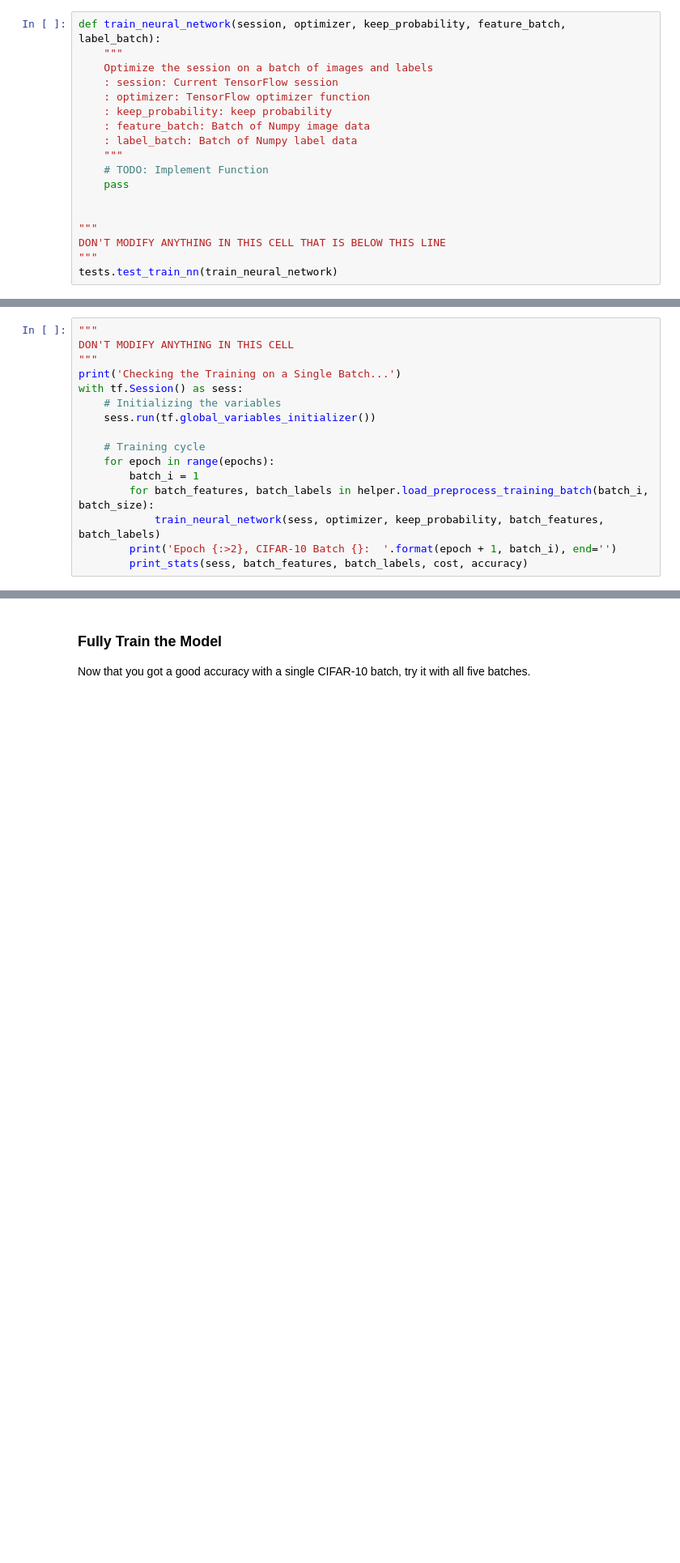
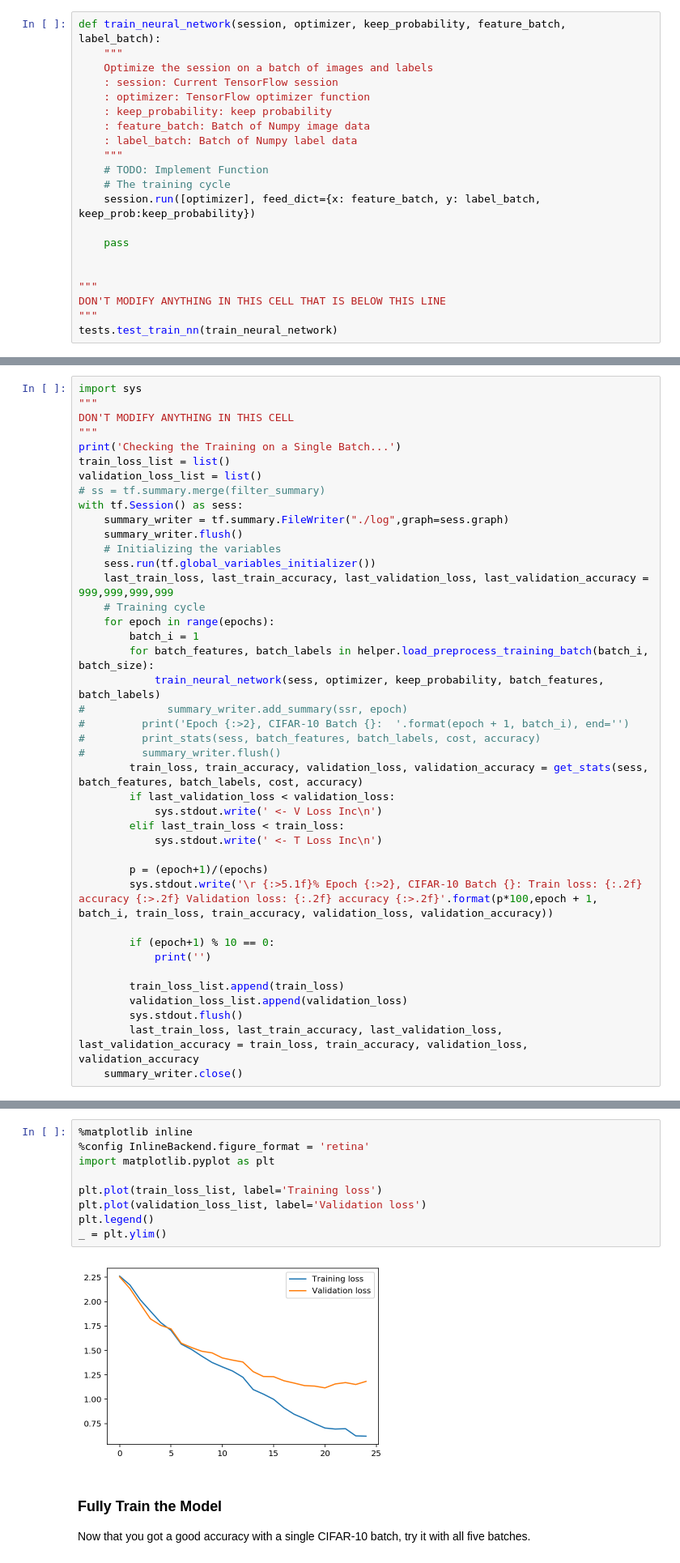
Before and after one commit to mariuspot/dlnd_image_classification, a Jupyter notebook: dlnd_image_classification.ipynb, the cells around one changed output, grey strips where cells are left out. Shown at 81% size. Drawn from its saved outputs; the diff is of its cells as text; blank space fills up the shorter version.

Commit message:
72% accuracy

```diff
--- a/dlnd_image_classification.ipynb
+++ b/dlnd_image_classification.ipynb
@@ -409,6 +464,9 @@ def train_neural_network(session, optimizer, keep_probability, feature_batch, la
     : label_batch: Batch of Numpy label data
     """
     # TODO: Implement Function
+    # The training cycle
+    session.run([optimizer], feed_dict={x: feature_batch, y: label_batch, keep_prob:keep_probability})
+
     pass
 
 
@@ -450,18 +519,43 @@ keep_probability = None
 ### Train on a Single CIFAR-10 Batch
 Instead of training the neural network on all the CIFAR-10 batches of data, let's use a single batch. This should save time while you iterate on the model to get a better accuracy.  Once the final validation accuracy is 50% or greater, run the model on all the data in the next section.
 # %%
+import sys
 """
 DON'T MODIFY ANYTHING IN THIS CELL
 """
 print('Checking the Training on a Single Batch...')
+train_loss_list = list()
+validation_loss_list = list()
+# ss = tf.summary.merge(filter_summary)
 with tf.Session() as sess:
+    summary_writer = tf.summary.FileWriter("./log",graph=sess.graph)
+    summary_writer.flush()
     # Initializing the variables
     sess.run(tf.global_variables_initializer())
-
+    last_train_loss, last_train_accuracy, last_validation_loss, last_validation_accuracy = 999,999,999,999
     # Training cycle
     for epoch in range(epochs):
         batch_i = 1
         for batch_features, batch_labels in helper.load_preprocess_training_batch(batch_i, batch_size):
             train_neural_network(sess, optimizer, keep_probability, batch_features, batch_labels)
-        print('Epoch {:>2}, CIFAR-10 Batch {}:  '.format(epoch + 1, batch_i), end='')
-        print_stats(sess, batch_features, batch_labels, cost, accuracy)
+#             summary_writer.add_summary(ssr, epoch)
+#         print('Epoch {:>2}, CIFAR-10 Batch {}:  '.format(epoch + 1, batch_i), end='')
+#         print_stats(sess, batch_features, batch_labels, cost, accuracy)
+#         summary_writer.flush()
+        train_loss, train_accuracy, validation_loss, validation_accuracy = get_stats(sess, batch_features, batch_labels, cost, accuracy)
+        if last_validation_loss < validation_loss:
+            sys.stdout.write(' <- V Loss Inc\n')
+        elif last_train_loss < train_loss:
+            sys.stdout.write(' <- T Loss Inc\n')
+
+        p = (epoch+1)/(epochs)
+        sys.stdout.write('\r {:>5.1f}% Epoch {:>2}, CIFAR-10 Batch {}: Train loss: {:.2f} accuracy {:>.2f} Validation loss: {:.2f} accuracy {:>.2f}'.format(p*100,epoch + 1, batch_i, train_loss, train_accuracy, validation_loss, validation_accuracy))
+
+        if (epoch+1) % 10 == 0:
+            print('')
+
+        train_loss_list.append(train_loss)
+        validation_loss_list.append(validation_loss)
+        sys.stdout.flush()
+        last_train_loss, last_train_accuracy, last_validation_loss, last_validation_accuracy = train_loss, train_accuracy, validation_loss, validation_accuracy
+    summary_writer.close()
@@ -468,3 +570,14 @@ with tf.Session() as sess:
+# %%
+%matplotlib inline
+%config InlineBackend.figure_format = 'retina'
+import matplotlib.pyplot as plt
+
+plt.plot(train_loss_list, label='Training loss')
+plt.plot(validation_loss_list, label='Validation loss')
+plt.legend()
+_ = plt.ylim()
+# %% [output]
+[figure, added]
 # %% [markdown]
 ### Fully Train the Model
 Now that you got a good accuracy with a single CIFAR-10 batch, try it with all five batches.
```
Also changed, not shown: parts of 12 cells of this notebook, 1 other file.
